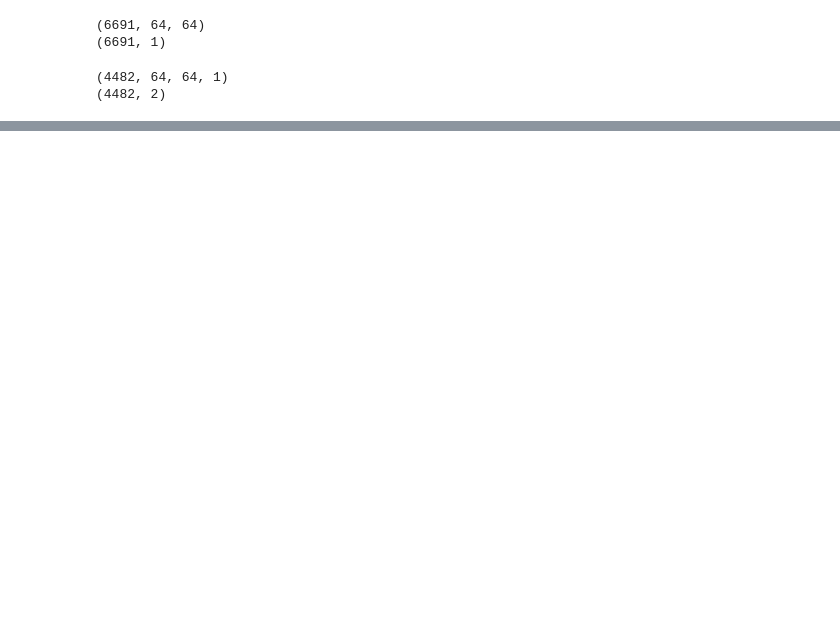
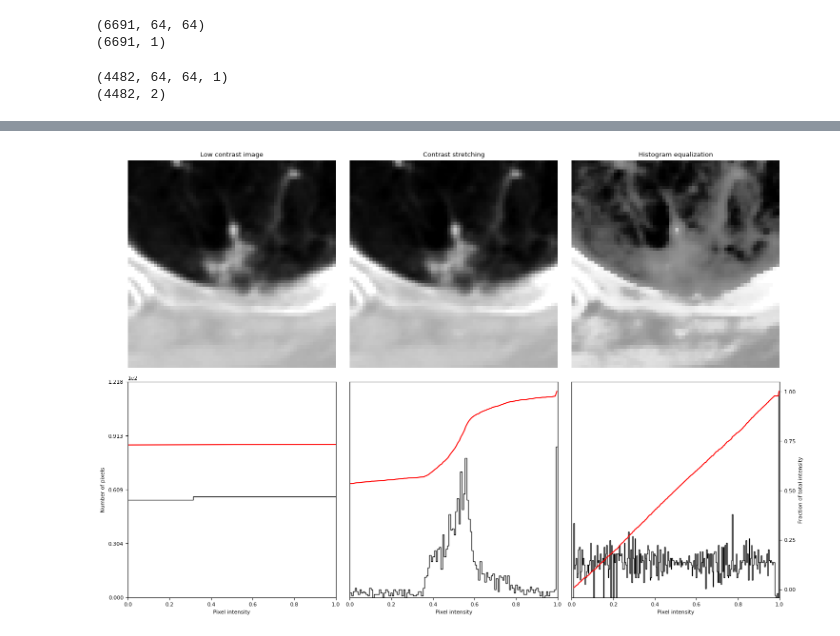
Before and after one commit to henriquealmico/LungCancerDetector, a Jupyter notebook: redesNeurais.ipynb, the cells around one changed output, grey strips where cells are left out. Saved outputs shown, nothing was run; the diff lists cells and outputs as text; code cells hidden in the pictures; blank space fills up the shorter version.

```diff
--- a/redesNeurais.ipynb
+++ b/redesNeurais.ipynb
@@ -54,0 +63,78 @@ pylab.show()
+# %%
+def plot_img_and_hist(img, axes, bins=256):
+    """Plot an image along with its histogram and cumulative histogram.
+
+    """
+    img = img_as_float(img)
+    ax_img, ax_hist = axes
+    ax_cdf = ax_hist.twinx()
+
+    # Display image
+    ax_img.imshow(img, cmap=plt.cm.gray)
+    ax_img.set_axis_off()
+    ax_img.set_adjustable('box')
+
+    # Display histogram
+    ax_hist.hist(img.ravel(), bins=bins, histtype='step', color='black')
+    ax_hist.ticklabel_format(axis='y', style='scientific', scilimits=(0, 0))
+    ax_hist.set_xlabel('Pixel intensity')
+    ax_hist.set_xlim(0, 1)
+    ax_hist.set_yticks([])
+
+    # Display cumulative distribution
+    img_cdf, bins = exposure.cumulative_distribution(img, bins)
+    ax_cdf.plot(bins, img_cdf, 'r')
+    ax_cdf.set_yticks([])
+
+    return ax_img, ax_hist, ax_cdf
+
+# Set font size for images
+mpl.rcParams['font.size'] = 8
+
+img = images[5]
+
+# Contrast stretching
+p2, p98 = np.percentile(img, (2, 98))
+img_rescale = exposure.rescale_intensity(img, in_range=(p2, p98))
+
+# Histogram Equalization
+img_eq = exposure.equalize_hist(img)
+
+# Adaptive Equalization
+# img_adapteq = exposure.equalize_adapthist(img)
+
+#### Everything below here is just to create the plot/graphs ####
+
+# Display results
+fig = plt.figure(figsize=(15, 10))
+axes = np.zeros((2, 3), dtype=object)
+axes[0, 0] = fig.add_subplot(2, 3, 1)
+for i in range(1, 3):
+    axes[0, i] = fig.add_subplot(2, 3, 1+i, sharex=axes[0,0], sharey=axes[0,0])
+for i in range(0, 3):
+    axes[1, i] = fig.add_subplot(2, 3, 4+i)
+
+ax_img, ax_hist, ax_cdf = plot_img_and_hist(img, axes[:, 0])
+ax_img.set_title('Low contrast image')
+
+y_min, y_max = ax_hist.get_ylim()
+ax_hist.set_ylabel('Number of pixels')
+ax_hist.set_yticks(np.linspace(0, y_max, 5))
+
+ax_img, ax_hist, ax_cdf = plot_img_and_hist(img_rescale, axes[:, 1])
+ax_img.set_title('Contrast stretching')
+
+ax_img, ax_hist, ax_cdf = plot_img_and_hist(img_eq, axes[:, 2])
+ax_img.set_title('Histogram equalization')
+
+# ax_img, ax_hist, ax_cdf = plot_img_and_hist(img_adapteq, axes[:, 3])
+# ax_img.set_title('Adaptive equalization')
+
+ax_cdf.set_ylabel('Fraction of total intensity')
+ax_cdf.set_yticks(np.linspace(0, 1, 5))
+
+# prevent overlap of y-axis labels
+fig.tight_layout()
+plt.show()
+# %% [output]
+[figure, added]
```
Also changed, not shown: parts of 4 cells of this notebook.
